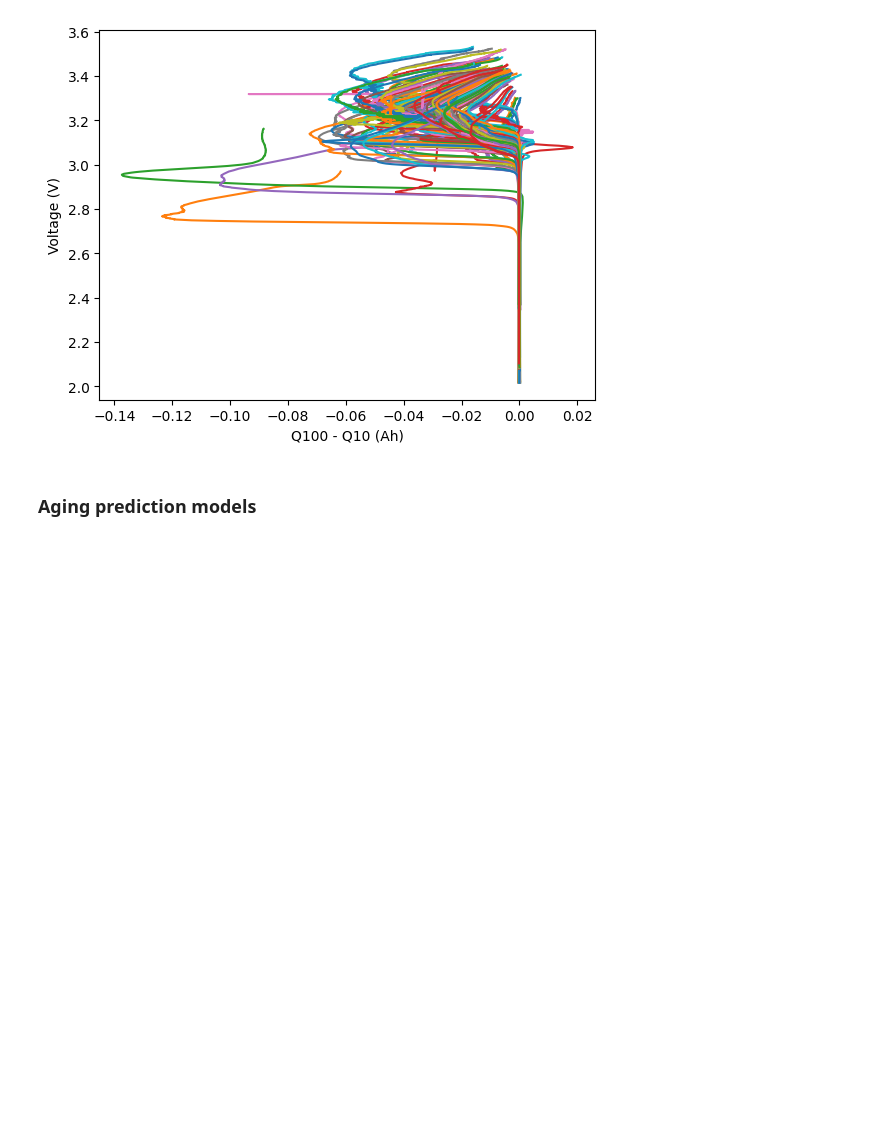
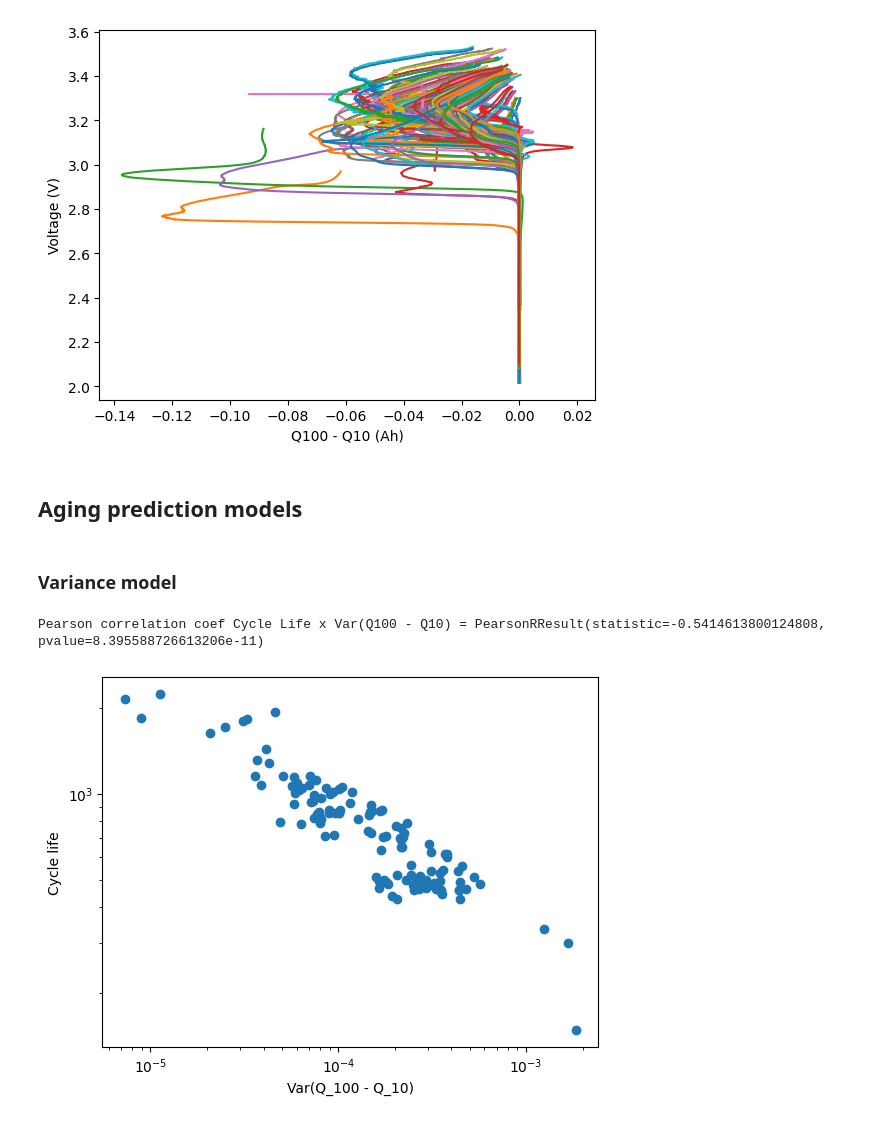
Before and after one commit to JoaoP-Silva/battery-aging-studies, a Jupyter notebook: battery-aging-studies.ipynb, the cells around one changed output. Cells and saved outputs as stored; diff of their text form; code cells hidden in the pictures; blank space fills up the shorter version.

```diff
--- a/battery-aging-studies.ipynb
+++ b/battery-aging-studies.ipynb
@@ -109,11 +111,3 @@ dict_keys(['IR', 'QC', 'QD', 'Tavg', 'Tmin', 'Tmax', 'chargetime', 'cycle'])
 batch1['b1c0']['cycles']['0'].keys()
 # %% [output]
 dict_keys(['I', 'Qc', 'Qd', 'Qdlin', 'T', 'Tdlin', 'V', 'dQdV', 't'])
-# %%
-count = 0
-for i in bat_dict.keys():
-    if(len(bat_dict[i]['cycles']['10']['t']) < 1000):
-        count+=1
-ratio = count / len(bat_dict.keys()) * 100
-print(f'There\'s {count} batteries with minus than 1000 steps')
-print(f'Thath is equivalent to {ratio}% of the dataset')
@@ -174,7 +145,30 @@ plt.xlabel('Q100 - Q10 (Ah)')
 Text(0.5, 0, 'Q100 - Q10 (Ah)')
 [figure]
 # %% [markdown]
-### Aging prediction models
+## Aging prediction models
+# %% [markdown]
+### Variance model
+# %%
+# Var of Q100 - Q10 is a important statistic with significant correlation with the cycle life
+for i in bat_dict.keys():
+    bat_dict[i]['summary']['q100_10_var'] = np.var(bat_dict[i]['summary']['q100_10'])
+# %%
+# Plot Cycle life x Var Q100 -  Q10
+cycle_life_arr  = np.zeros(len(bat_dict.keys()))
+q100_10_var_arr = np.zeros(len(bat_dict.keys()))
+for i, bat in enumerate(bat_dict.keys()):
+    cycle_life_arr[i]  = bat_dict[bat]['cycle_life']
+    q100_10_var_arr[i] = bat_dict[bat]['summary']['q100_10_var']
+
+plt.loglog(q100_10_var_arr, cycle_life_arr, marker = 'o', linestyle='None')
+plt.ylabel('Cycle life')
+plt.xlabel('Var(Q_100 - Q_10)')
+
+corr = stats.pearsonr(cycle_life_arr, q100_10_var_arr)
+print(f'Pearson correlation coef Cycle Life x Var(Q100 - Q10) = {corr}')
+# %% [output]
+Pearson correlation coef Cycle Life x Var(Q100 - Q10) = PearsonRResult(statistic=-0.5414613800124808, pvalue=8.395588726613206e-11)
+[figure, added]
 # %%
 train_dict = {}
 test1_dict = {}
```
Also changed, not shown: parts of 6 cells of this notebook.
